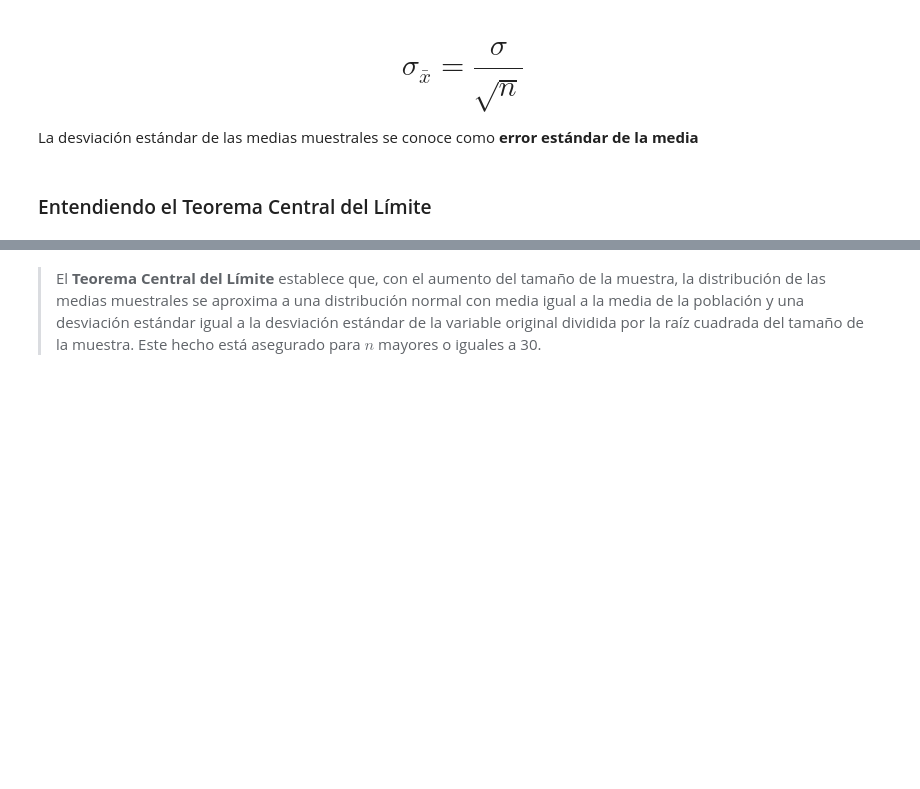
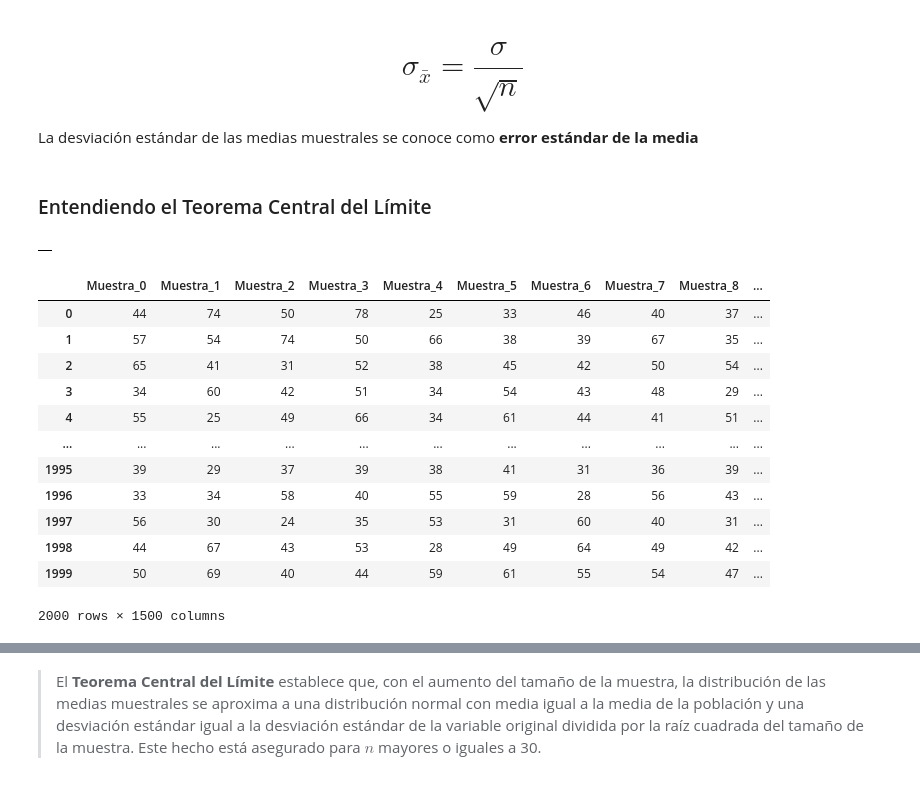
Before and after one commit to Starleen1996/Machine-Learning, a Jupyter notebook: Inicial.ipynb, the cells around one changed output, grey strips where cells are left out. Saved outputs shown, nothing was run; the diff lists cells and outputs as text; code cells hidden in the pictures; blank space fills up the shorter version.

```diff
--- a/Inicial.ipynb
+++ b/Inicial.ipynb
@@ -1153,0 +1157,5 @@ La desviación estándar de las medias muestrales se conoce como **error estánd
+# %%
+muestras = pd.DataFrame()
+muestras
+# %% [output]
+|  |
@@ -1153,0 +1175,16 @@ La desviación estándar de las medias muestrales se conoce como **error estánd
+# %%
+muestras
+# %% [output]
+|  | Muestra_0 | Muestra_1 | Muestra_2 | Muestra_3 | Muestra_4 | Muestra_5 | Muestra_6 | Muestra_7 | Muestra_8 | ... |
+| 0 | 44 | 74 | 50 | 78 | 25 | 33 | 46 | 40 | 37 | ... |
+| 1 | 57 | 54 | 74 | 50 | 66 | 38 | 39 | 67 | 35 | ... |
+| 2 | 65 | 41 | 31 | 52 | 38 | 45 | 42 | 50 | 54 | ... |
+| 3 | 34 | 60 | 42 | 51 | 34 | 54 | 43 | 48 | 29 | ... |
+| 4 | 55 | 25 | 49 | 66 | 34 | 61 | 44 | 41 | 51 | ... |
+| ... | ... | ... | ... | ... | ... | ... | ... | ... | ... | ... |
+| 1995 | 39 | 29 | 37 | 39 | 38 | 41 | 31 | 36 | 39 | ... |
+| 1996 | 33 | 34 | 58 | 40 | 55 | 59 | 28 | 56 | 43 | ... |
+| 1997 | 56 | 30 | 24 | 35 | 53 | 31 | 60 | 40 | 31 | ... |
+| 1998 | 44 | 67 | 43 | 53 | 28 | 49 | 64 | 49 | 42 | ... |
+| 1999 | 50 | 69 | 40 | 44 | 59 | 61 | 55 | 54 | 47 | ... |
+2000 rows × 1500 columns
```
Also changed, not shown: parts of 43 cells of this notebook.
